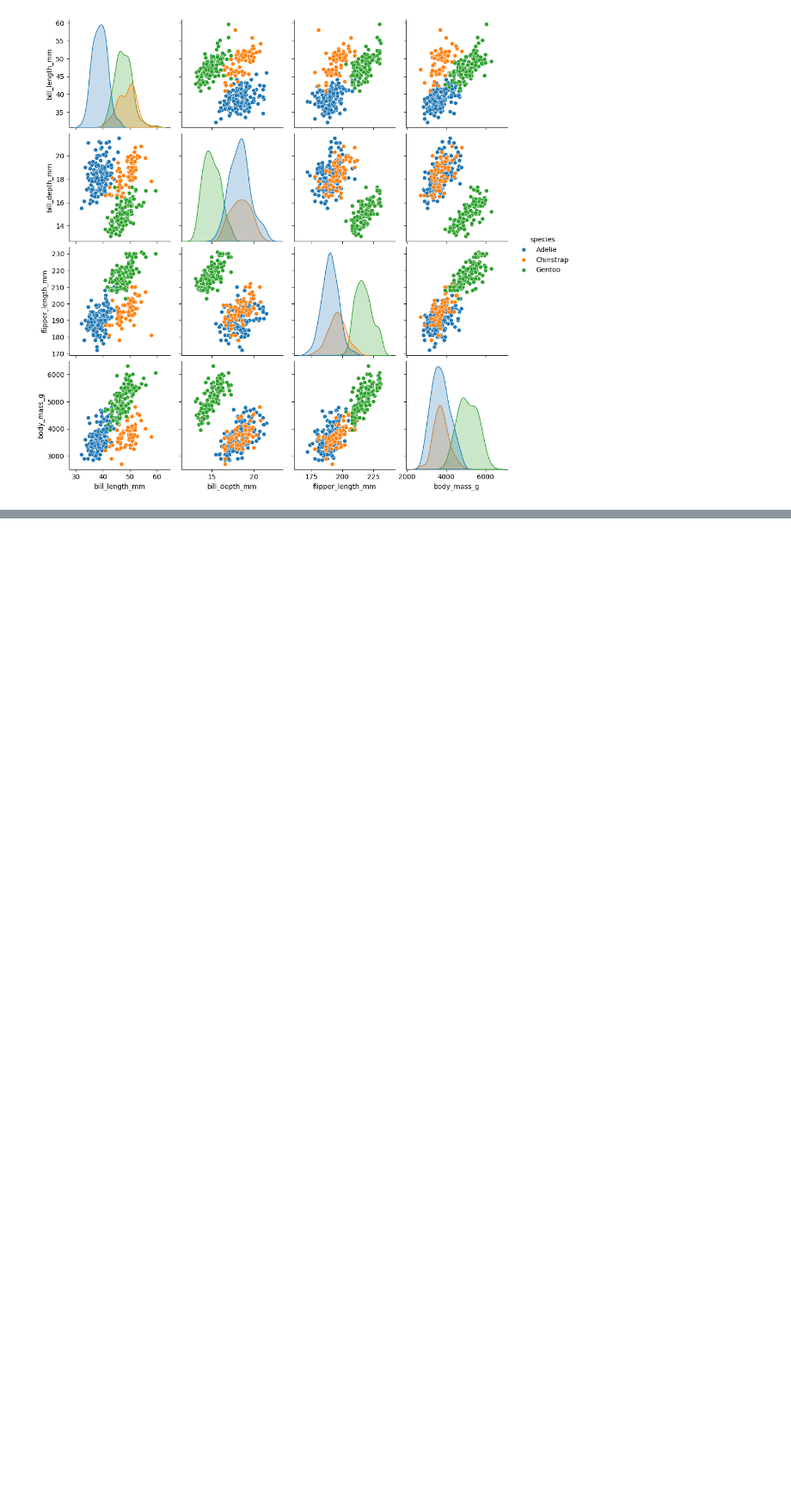
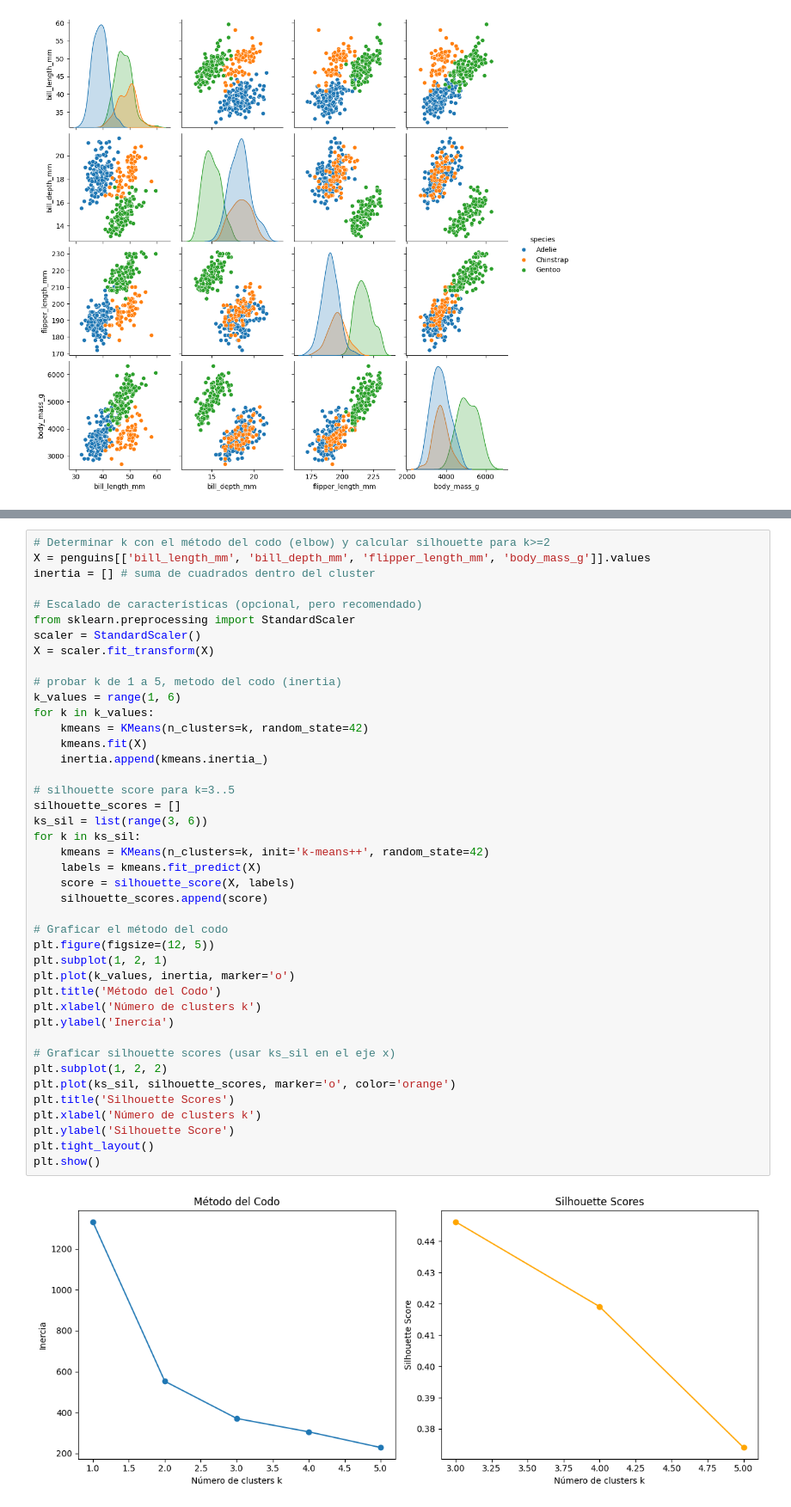
Before and after one commit to paranedagarcia/Cienciadedatos, a Jupyter notebook: 7.Aprendizaje no supervisado/K-Means.ipynb, the cells around one changed output, grey strips where cells are left out. Shown at 86% size. Cells and saved outputs as stored; diff of their text form; blank space fills up the shorter version.

```diff
--- a/7.Aprendizaje no supervisado/K-Means.ipynb
+++ b/7.Aprendizaje no supervisado/K-Means.ipynb
@@ -107 +122,45 @@ pairplot_figure = sns.pairplot(penguins, hue="species")
+# %%
+# Determinar k con el método del codo (elbow) y calcular silhouette para k>=2
+X = penguins[['bill_length_mm', 'bill_depth_mm', 'flipper_length_mm', 'body_mass_g']].values
+inertia = [] # suma de cuadrados dentro del cluster
+
+# Escalado de características (opcional, pero recomendado)
+from sklearn.preprocessing import StandardScaler
+scaler = StandardScaler()
+X = scaler.fit_transform(X)
+
+# probar k de 1 a 5, metodo del codo (inertia)
+k_values = range(1, 6)
+for k in k_values:
+    kmeans = KMeans(n_clusters=k, random_state=42)
+    kmeans.fit(X)
+    inertia.append(kmeans.inertia_)
+
+# silhouette score para k=3..5
+silhouette_scores = []
+ks_sil = list(range(3, 6))
+for k in ks_sil:
+    kmeans = KMeans(n_clusters=k, init='k-means++', random_state=42)
+    labels = kmeans.fit_predict(X)
+    score = silhouette_score(X, labels)
+    silhouette_scores.append(score)
+
+# Graficar el método del codo
+plt.figure(figsize=(12, 5))
+plt.subplot(1, 2, 1)
+plt.plot(k_values, inertia, marker='o')
+plt.title('Método del Codo')
+plt.xlabel('Número de clusters k')
+plt.ylabel('Inercia')
+
+# Graficar silhouette scores (usar ks_sil en el eje x)
+plt.subplot(1, 2, 2)
+plt.plot(ks_sil, silhouette_scores, marker='o', color='orange')
+plt.title('Silhouette Scores')
+plt.xlabel('Número de clusters k')
+plt.ylabel('Silhouette Score')
+plt.tight_layout()
+plt.show()
+# %% [output]
+[figure, added]
 # %%
```
Also changed, not shown: parts of 4 cells of this notebook, 3 other files.
